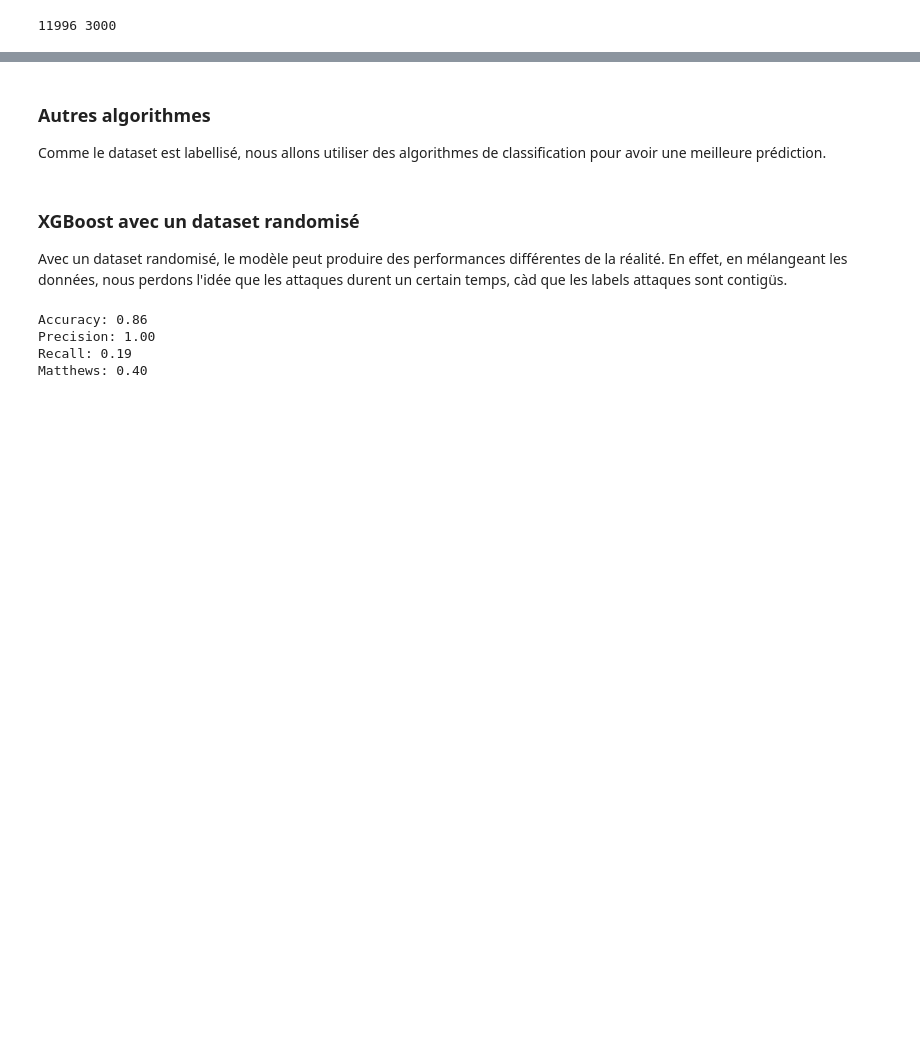
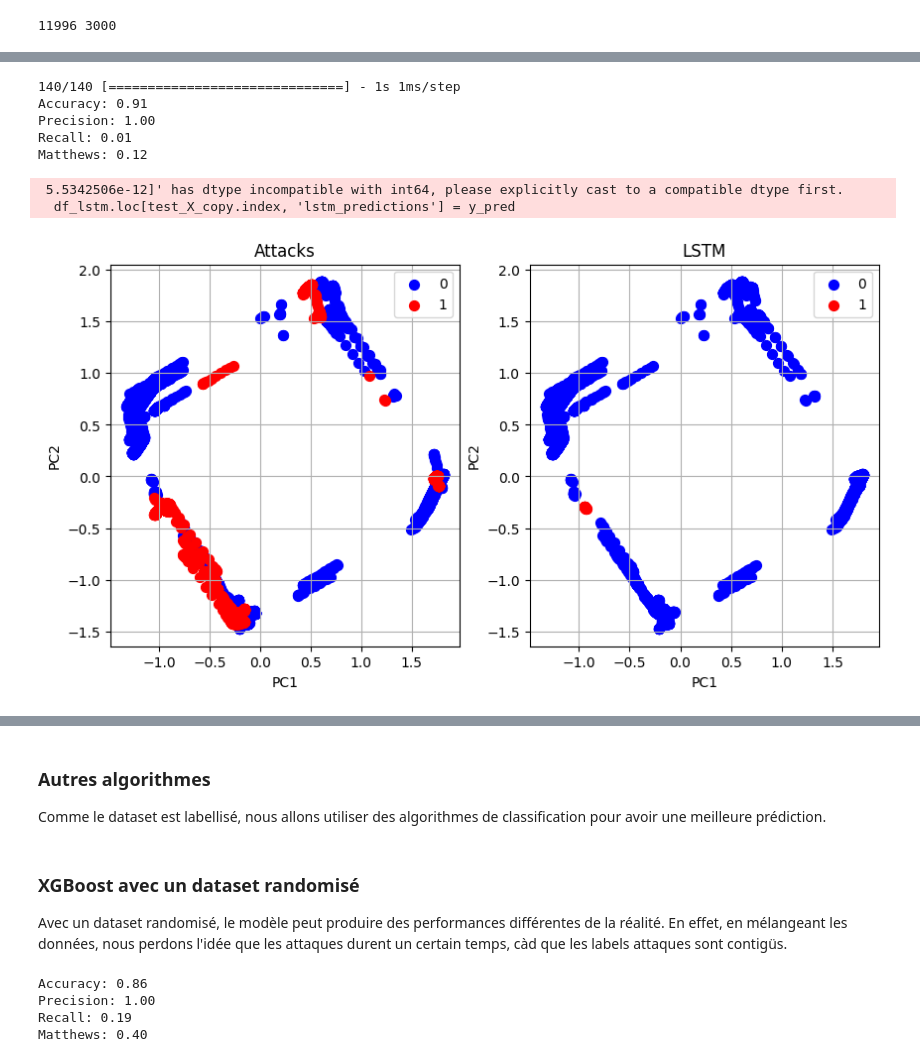
Before and after one commit to JunyiLi0/cyberml-project, a Jupyter notebook: projet.ipynb, the cells around one changed output, grey strips where cells are left out. Drawn from its saved outputs; the diff is of its cells as text; code cells hidden in the pictures; blank space fills up the shorter version.

```diff
--- a/projet.ipynb
+++ b/projet.ipynb
@@ -717,0 +802,19 @@ Test RMSE: 0.055
+# %%
+y_pred = model.predict(test_X)
+
+df_lstm = df.copy()
+df_lstm['lstm_predictions'] = 0
+df_lstm.loc[test_X_copy.index, 'lstm_predictions'] = y_pred
+
+evaluate(df_lstm, 'lstm_predictions')
+
+visualize_dfs([df_lstm, df_lstm], ['Label', 'lstm_predictions'], titles=['Attacks', 'LSTM'])
+# %% [output]
+140/140 [==============================] - 1s 1ms/step
+Accuracy: 0.91
+Precision: 1.00
+Recall: 0.01
+Matthews: 0.12
+ 5.5342506e-12]' has dtype incompatible with int64, please explicitly cast to a compatible dtype first.
+  df_lstm.loc[test_X_copy.index, 'lstm_predictions'] = y_pred
+[figure, added]
```
Also changed, not shown: parts of 18 cells of this notebook.
